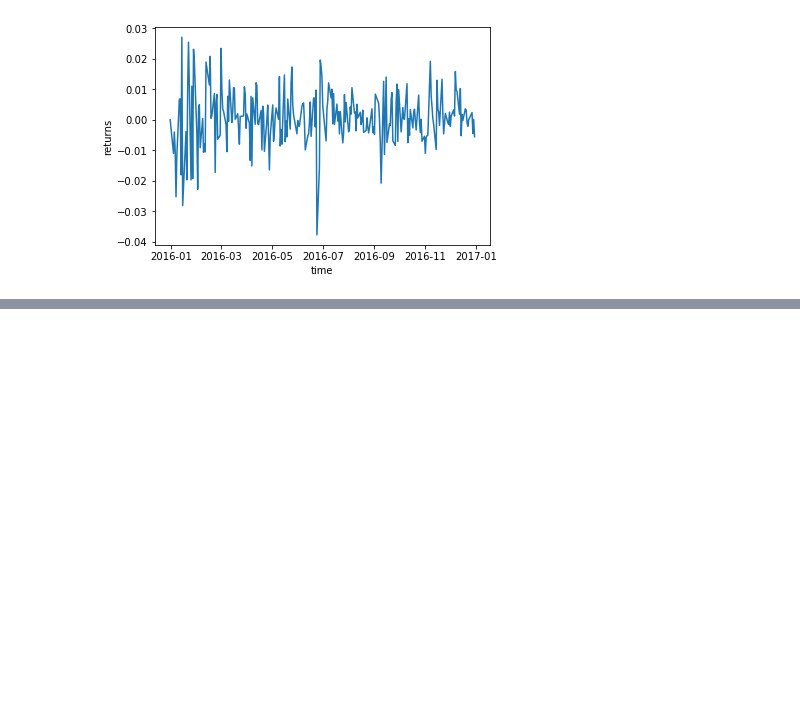
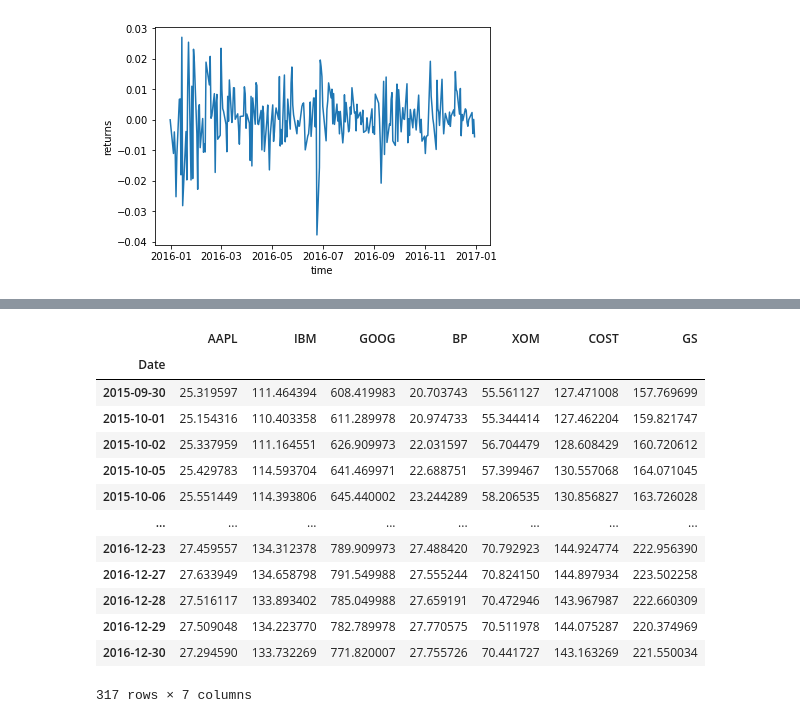
Before and after one commit to infinityandacrylic/treehouse-finance-test, a Jupyter notebook: programming test.ipynb, the cells around one changed output, grey strips where cells are left out. Cells and saved outputs as stored; diff of their text form; code cells hidden in the pictures; blank space fills up the shorter version.

```diff
--- a/programming test.ipynb
+++ b/programming test.ipynb
@@ -173,0 +204,25 @@ empyrical.stats.conditional_value_at_risk(portfolioReturn, 0.05)
+# %%
+priceData = []
+
+for ticker in range(l):
+    prices = dr.DataReader(tickers[ticker], start = '2015-10-01', end = '2016-12-31', data_source = 'yahoo')
+    priceData.append(prices.assign(ticker=ticker)[['Adj Close']])
+dfPrice = pd.concat(priceData, axis = 1)
+dfPrice.columns = tickers
+dfPrice.dropna()
+dfPrice
+# %% [output]
+|  | AAPL | IBM | GOOG | BP | XOM | COST | GS |
+| Date |  |  |  |  |  |  |  |
+| 2015-09-30 | 25.319597 | 111.464394 | 608.419983 | 20.703743 | 55.561127 | 127.471008 | 157.769699 |
+| 2015-10-01 | 25.154316 | 110.403358 | 611.289978 | 20.974733 | 55.344414 | 127.462204 | 159.821747 |
+| 2015-10-02 | 25.337959 | 111.164551 | 626.909973 | 22.031597 | 56.704479 | 128.608429 | 160.720612 |
+| 2015-10-05 | 25.429783 | 114.593704 | 641.469971 | 22.688751 | 57.399467 | 130.557068 | 164.071045 |
+| 2015-10-06 | 25.551449 | 114.393806 | 645.440002 | 23.244289 | 58.206535 | 130.856827 | 163.726028 |
+| ... | ... | ... | ... | ... | ... | ... | ... |
+| 2016-12-23 | 27.459557 | 134.312378 | 789.909973 | 27.488420 | 70.792923 | 144.924774 | 222.956390 |
+| 2016-12-27 | 27.633949 | 134.658798 | 791.549988 | 27.555244 | 70.824150 | 144.897934 | 223.502258 |
+| 2016-12-28 | 27.516117 | 133.893402 | 785.049988 | 27.659191 | 70.472946 | 143.967987 | 222.660309 |
+| 2016-12-29 | 27.509048 | 134.223770 | 782.789978 | 27.770575 | 70.511978 | 144.075287 | 220.374969 |
+| 2016-12-30 | 27.294590 | 133.732269 | 771.820007 | 27.755726 | 70.441727 | 143.163269 | 221.550034 |
+317 rows × 7 columns
```
Also changed, not shown: parts of 8 cells of this notebook.
